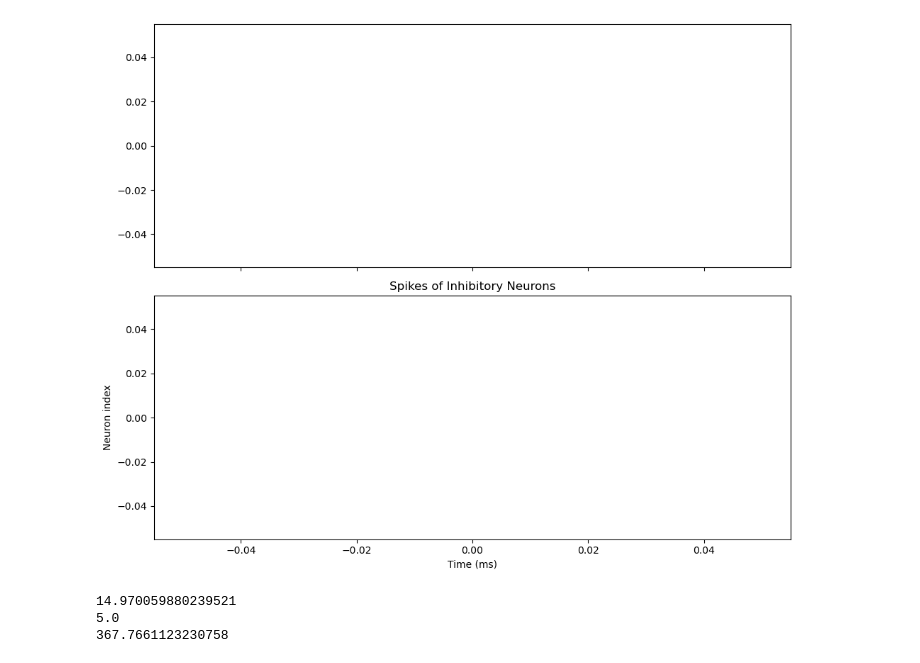
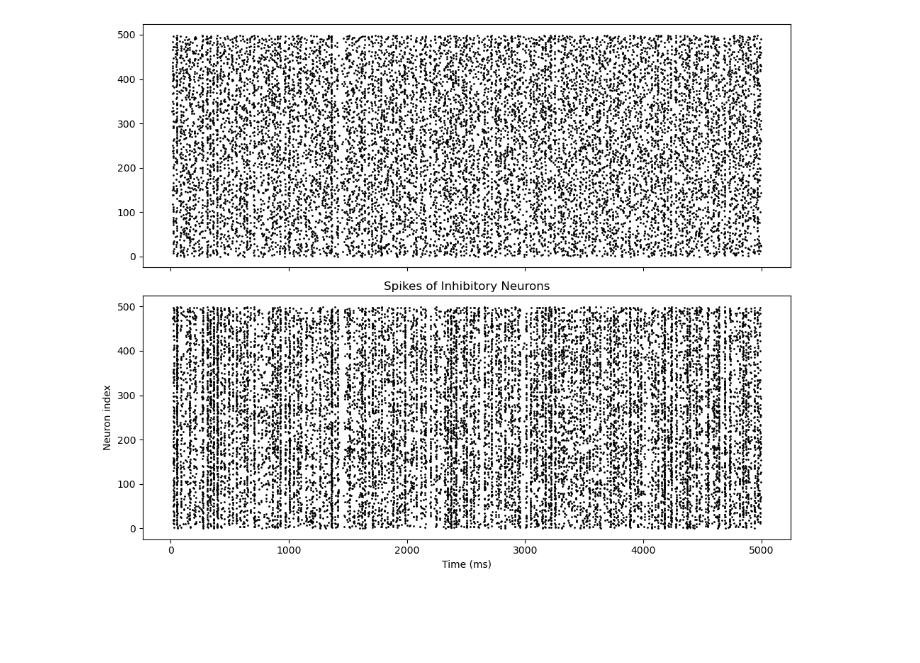
Before and after one commit to brendanjohnharris/WRCircuit.jl, a Jupyter notebook: scripts/plots/dynamics/fns_dynamics.ipynb, the cells around one changed output. Drawn from its saved outputs; the diff is of its cells as text; code cells hidden in the pictures; blank space fills up the shorter version.

```diff
--- a/scripts/plots/dynamics/fns_dynamics.ipynb
+++ b/scripts/plots/dynamics/fns_dynamics.ipynb
@@ -250,8 +293,8 @@ bp.reset_state(FNSnet)
 # i = I.reshape(*FNSnet.E.size)
 # i[0:25, 0:25] = 0.0
 
-runner = bp.DSRunner(FNSnet, monitors=['E.V', 'I.V', 'E.spike', 'I.spike', 'E.g_K', 'I.g_K','E.input', 'I.input'])# , inputs = [('Ein.input', I)])
-runner.run(duration=4000.)
+runner = bp.DSRunner(FNSnet, monitors=['E.V', 'I.V', 'E.spike', 'I.spike','E.input', 'I.input'])# , inputs = [('Ein.input', I)])
+runner.run(duration=5000.)
 
 # t = runner.mon['ts'].view()
 # X = runner.mon['E.spike'].view()
@@ -407,35 +452,15 @@ Mean membrane potential (Inh.): -65.055916
 # %%
 # Create a figure and two subplots (stacked vertically)
 fig, axs = plt.subplots(2, 1, figsize=(10, 8), sharex=True)
 
 # Plot the raster for excitatory neurons on the first subplot.
-bp.visualize.raster_plot(runner.mon["ts"], runner.mon["E.spike"][:, ::50],
+bp.visualize.raster_plot(runner.mon["ts"], runner.mon["E.spike"][:, ::20],
                            title="Spikes of Excitatory Neurons", ax=axs[0])
 # Plot the raster for inhibitory neurons on the second subplot.
 bp.visualize.raster_plot(runner.mon["ts"], runner.mon["I.spike"][:, ::5],
                            title="Spikes of Inhibitory Neurons", ax=axs[1])
 
 plt.tight_layout()
 plt.show()
 # %% [output]
-[figure, old version]
+[figure, new version]
-# %%
-
-C = FNSnet.E.C
-g_L = FNSnet.E.g_L
-tau_d = FNSnet.ext2E.tau_d
-tau_r = FNSnet.ext2E.tau_r
-V_rev = FNSnet.ext2E.V_rev
-V_L = FNSnet.E.V_L
-
-tau_m = C/g_L
-alpha = tau_d * tau_m**2 / ((tau_m + tau_d)*(tau_m + tau_r)) * (tau_r/tau_d)**(tau_r/(tau_r - tau_d))
-alpha = alpha * (V_rev - V_L)
-
-print(tau_m)
-print(tau_d)
-print(alpha)
-# %% [output]
-14.970059880239521
-5.0
-367.7661123230758
```
Also changed, not shown: parts of 14 cells of this notebook, 11 other files.
